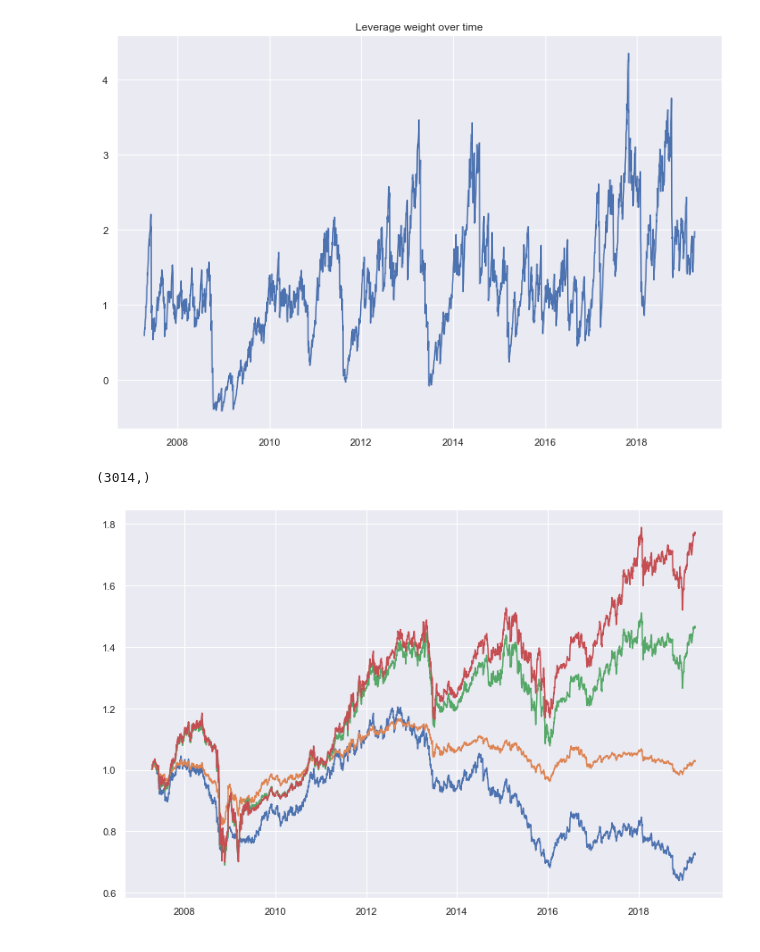
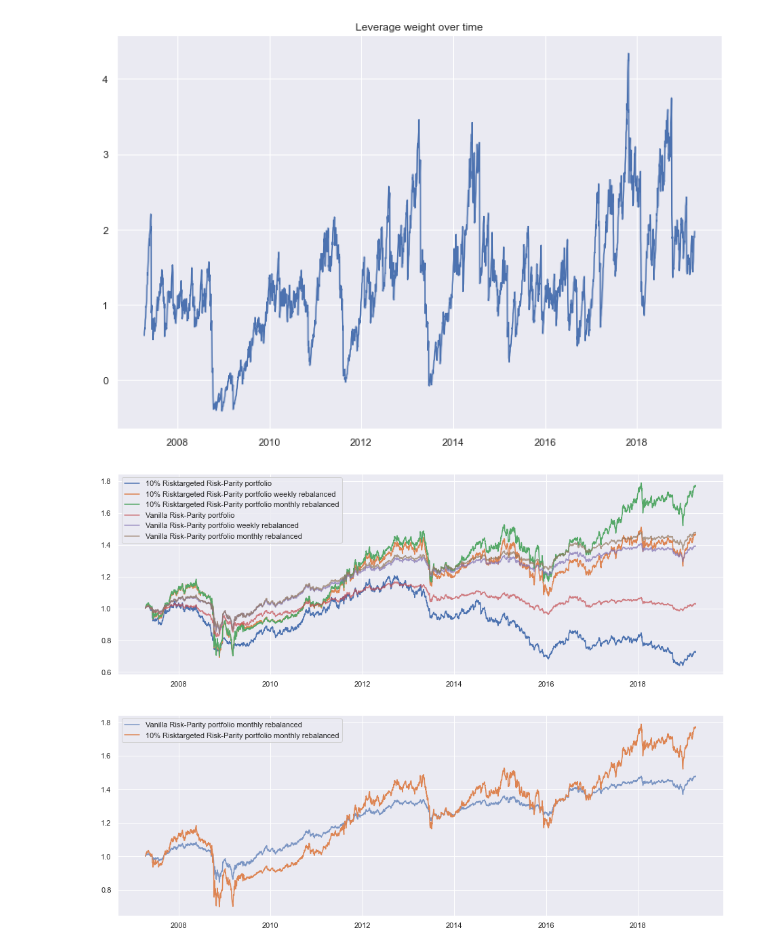
Before and after one commit to EdgyPanda/Python-Projects, a Jupyter notebook: RiskParity-Portfolio/RiskParity.ipynb, the cells around one changed output. Drawn from its saved outputs; the diff is of its cells as text; code cells hidden in the pictures.

```diff
--- a/RiskParity-Portfolio/RiskParity.ipynb
+++ b/RiskParity-Portfolio/RiskParity.ipynb
@@ -336,37 +336,35 @@ for i in range(TrainLinReturns.shape[0]-1):
 for i in range(TrainLinReturns.shape[0]-1):
     PortReturnsLevRiskParity_monthly[i] = np.subtract(np.dot(CollectedWeights_monthly.iloc[i,:], TrainLinReturns.iloc[i,:]), c * TurnoverLevRiskParity_monthly[i])
     PortReturnsRiskParity_monthly[i] = np.subtract(np.dot(Weights_monthly.iloc[i,:], TrainLinReturns.iloc[i,0:5]), c * TurnoverRiskParity_monthly[i])
-# %%
-PortReturnsLevRiskParity_weekly.shape
-# %% [output]
-(3014,)
 # %%
 #limitations on  investing in the riskfree asset. Turnover is only calculated on risky assets, aka not the riskfree rate.
 
 
 #Cumulative returns is the same as the wealth function (16) defined in DeMiguels paper (this has been tested)
 CumRetLevRiskParity = pd.DataFrame((1 + PortReturnsLevRiskParity).cumprod(), index = TrainLinReturns.index)
 CumRetRiskParity = pd.DataFrame((1 + PortReturnsRiskParity).cumprod(), index = TrainLinReturns.index)
-
+CumRetRiskParity_weekly = pd.DataFrame((1 + PortReturnsRiskParity_weekly).cumprod(), index = TrainLinReturns.index)
+CumRetRiskParity_monthly = pd.DataFrame((1 + PortReturnsRiskParity_monthly).cumprod(), index = TrainLinReturns.index)
 CumRetLevRiskParity_weekly = pd.DataFrame((1 + PortReturnsLevRiskParity_weekly).cumprod(), index = TrainLinReturns.index)
-
 CumRetLevRiskParity_monthly = pd.DataFrame((1+PortReturnsLevRiskParity_monthly).cumprod(), index = TrainLinReturns.index)
 
-plt.figure(figsize=(12,8))
 
+fig, ax = plt.subplots(nrows = 2, ncols = 1, figsize=(16,12))
+ax[0].plot(CumRetLevRiskParity, label = '10% Risktargeted Risk-Parity portfolio')
+ax[0].plot(CumRetLevRiskParity_weekly, label = '10% Risktargeted Risk-Parity portfolio weekly rebalanced')
+ax[0].plot(CumRetLevRiskParity_monthly, label = '10% Risktargeted Risk-Parity portfolio monthly rebalanced')
+ax[0].plot(CumRetRiskParity, label = 'Vanilla Risk-Parity portfolio', alpha = 0.7)
+ax[0].plot(CumRetRiskParity_weekly, label = 'Vanilla Risk-Parity portfolio weekly rebalanced', alpha = 0.7)
+ax[0].plot(CumRetRiskParity_monthly, label = 'Vanilla Risk-Parity portfolio monthly rebalanced', alpha = 0.7)
+ax[0].legend()
 
-#the wealth function net of transaction cost from De Miguel paper:
-#W = np.ones(TrainLinReturns.shape[0])
-#for i in range(TrainLinReturns.shape[0]-1):
-#    W[i+1] = W[i] * (1 + PortReturnsLevRiskParityDeMiguel[i]) * (1 - c * TurnoverLevRiskParity[i]) #PortReturnsLevRiskParityDeMiguel should be portfolio returns without subtracting transaction costs.
+ax[1].plot(CumRetRiskParity_monthly, label = 'Vanilla Risk-Parity portfolio monthly rebalanced', alpha = 0.7)
+ax[1].plot(CumRetLevRiskParity_monthly, label = '10% Risktargeted Risk-Parity portfolio monthly rebalanced')
+ax[1].legend()
 
-plt.plot(CumRetLevRiskParity)
-plt.plot(CumRetRiskParity)
-plt.plot(CumRetLevRiskParity_weekly)
-plt.plot(CumRetLevRiskParity_monthly)
 plt.show()
 # %% [output]
-[figure, old version]
+[figure, new version]
 # %%
 
 #this is not the right portfolio risk. Comes after the rebalancing. w_t^T * sigma_t+1 w_t
```
Also changed, not shown: parts of 3 cells of this notebook.
